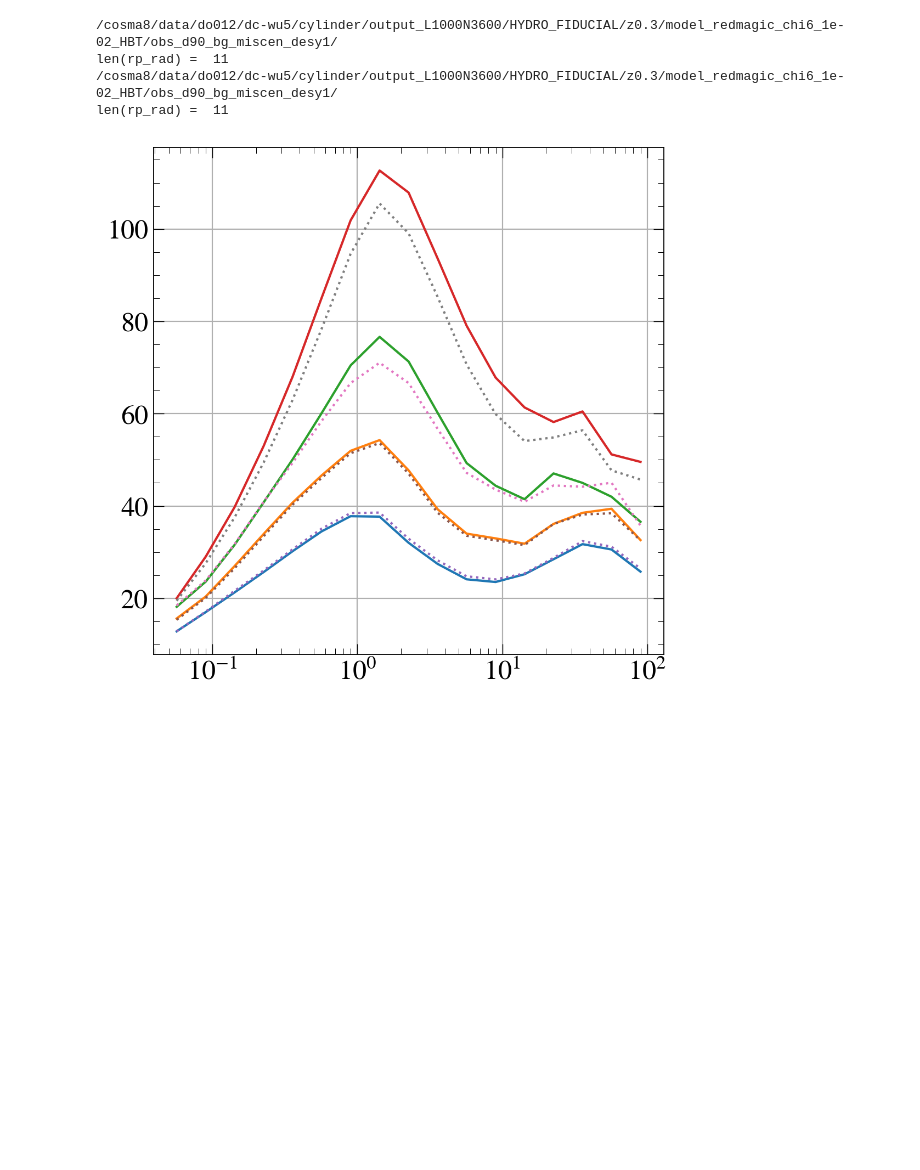
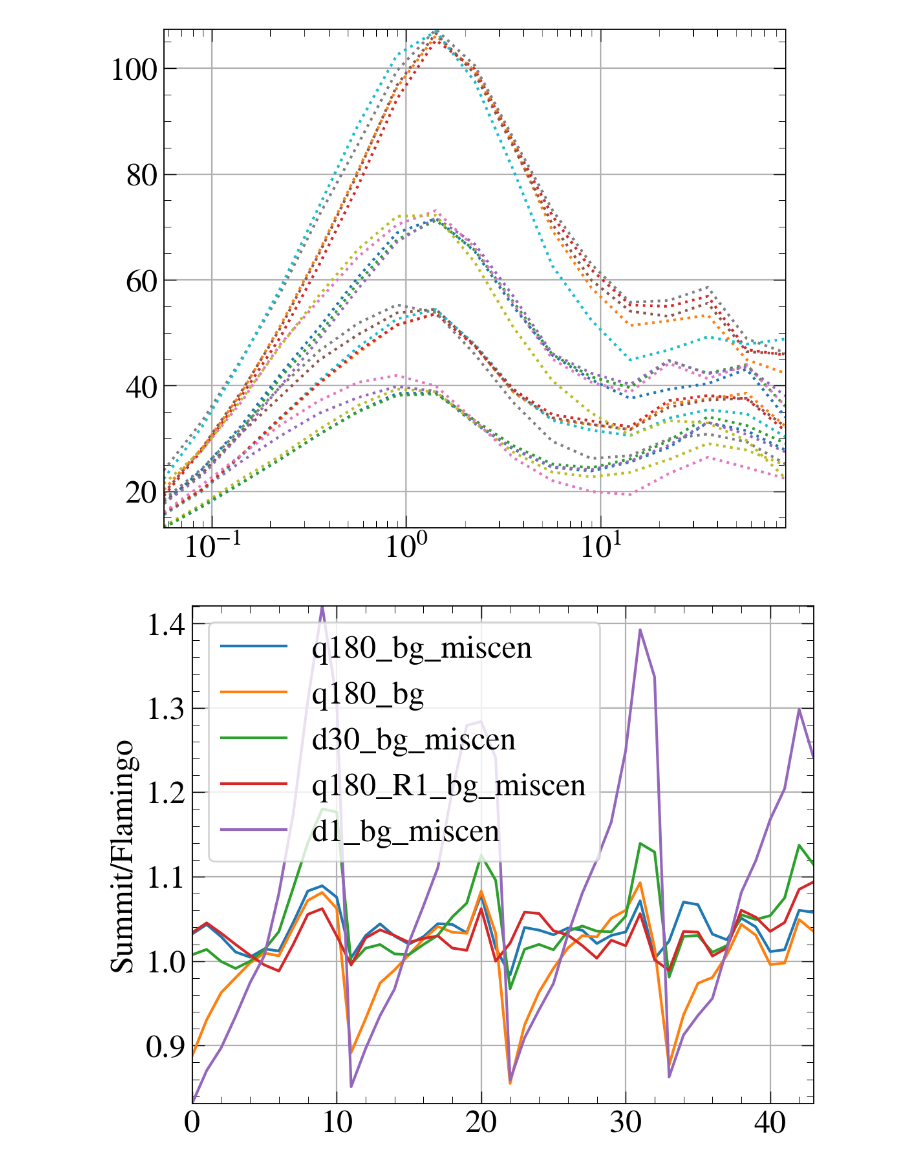
Before and after one commit to hywu/hod-selection-bias, a Jupyter notebook: repo/data_vector/make_data_vector_flamingo.ipynb, the cells around one changed output. Drawn from its saved outputs; the diff is of its cells as text; code cells hidden in the pictures; blank space fills up the shorter version.

Commit message:
debug flamingo pipeline

```diff
--- a/repo/data_vector/make_data_vector_flamingo.ipynb
+++ b/repo/data_vector/make_data_vector_flamingo.ipynb
@@ -9,52 +12,56 @@ from scipy.interpolate import interp1d
 # %%
 model_name = 'redmagic_chi6_1e-02_HBT' #'redmagic_chi2_6e-03_HBT'
-#rich_name = 'q180_bg_miscen'
-rich_name = 'd90_bg_miscen'
+binning = 'abun'
 redshift = 0.3
+
+rich_name1 = 'q180_bg_miscen'
+rich_name2 = 'q180_bg'
+rich_name3 = 'd30_bg_miscen'
+rich_name4 = 'q180_R1_bg_miscen'
+rich_name5 = 'd1_bg_miscen'
+rich_name_list = [rich_name1, rich_name2, rich_name3, rich_name4, rich_name5]
 # %%
 ## make the data vector for MCMC
-for binning in ['lam','abun']: #
+for rich_name in rich_name_list:
 
-    output_loc = '/cosma8/data/do012/dc-wu5/cylinder/output_L1000N3600/HYDRO_FIDUCIAL/'
+    #output_loc = '/cosma8/data/do012/dc-wu5/cylinder/output_L1000N3600/HYDRO_FIDUCIAL/'
+    output_loc = '/projects/hywu/cluster_sims/cluster_finding/data/flamingo/output_L1000N3600/HYDRO_FIDUCIAL/'
     output_loc += f'z{redshift}/model_{model_name}/'
     data_loc = output_loc + f'obs_{rich_name}_desy1/'
-    print(data_loc)
+    #print(data_loc)
 
     rp_list = np.logspace(np.log10(0.03), np.log10(30), 15+1)
     rpmin_list = rp_list[:-1]
     rpmax_list = rp_list[1:]
     rpmid_list = np.sqrt(rpmin_list*rpmax_list)
     rp_rad = rpmid_list[rpmid_list>0.2]
-    print('len(rp_rad) = ', len(rp_rad))
+    #print('len(rp_rad) = ', len(rp_rad))
 
     DS_data = []
     for ibin in range(4):
         rp_in, DS_in = np.loadtxt(data_loc + f'DS_phys_noh_{binning}_bin_{ibin}.dat', unpack=True)
         if binning == 'lam':
             ls = '-'
         if binning == 'abun':
             ls = ':'
+        plt.figure(1)
         plt.semilogx(rp_in, rp_in*DS_in, ls=ls)
 
         DS_interp = interp1d(np.log(rp_in), np.log(DS_in))
         DS_data.extend(np.exp(DS_interp(np.log(rp_rad))))
-    DS_data = np.array(DS_data)
-    x, x, NC_data = np.loadtxt(data_loc+'abundance.dat',unpack=True)
+        np.savetxt(f'data_vector_flamingo/lensing_{rich_name}_{binning}_z{redshift}.dat', DS_data)
 
-    if binning == 'abun':
-        data_vec = DS_data*1.
-    else:
-        data_vec = np.append(NC_data, DS_data)
+    if binning == 'lam':
+        DS_data = np.array(DS_data)
+        x, x, NC_data = np.loadtxt(data_loc+'abundance.dat', unpack=True)
+        np.savetxt(f'data_vector_flamingo/counts_{rich_name}_{binning}_z{redshift}.dat', NC_data)
 
-    #np.savetxt(f'data_vector_flamingo/data_vector_{rich_name}_{binning}_z{redshift}.dat',
-    #data_vec, comments='NC (4), DS (4x11)')
-
-    np.savetxt(f'data_vector_flamingo/counts_{rich_name}_{binning}_z{redshift}.dat', NC_data)
-    np.savetxt(f'data_vector_flamingo/lensing_{rich_name}_{binning}_z{redshift}.dat', DS_data)
+    plt.figure(2)
+    DS_summit = np.loadtxt('data_vector_abacus_summit/lensing_q180_bg_miscen_abun_z0.3.dat')
+    plt.plot(DS_summit/DS_data, label=rich_name)
+    plt.ylabel('Summit/Flamingo')
+    plt.legend()
 # %% [output]
-/cosma8/data/do012/dc-wu5/cylinder/output_L1000N3600/HYDRO_FIDUCIAL/z0.3/model_redmagic_chi6_1e-02_HBT/obs_d90_bg_miscen_desy1/
-len(rp_rad) =  11
-/cosma8/data/do012/dc-wu5/cylinder/output_L1000N3600/HYDRO_FIDUCIAL/z0.3/model_redmagic_chi6_1e-02_HBT/obs_d90_bg_miscen_desy1/
-len(rp_rad) =  11
-[figure, old version]
+[figure, new version]
+[figure, added]
 # %%
```
Also changed, not shown: parts of 3 cells of this notebook, 4 other files.
